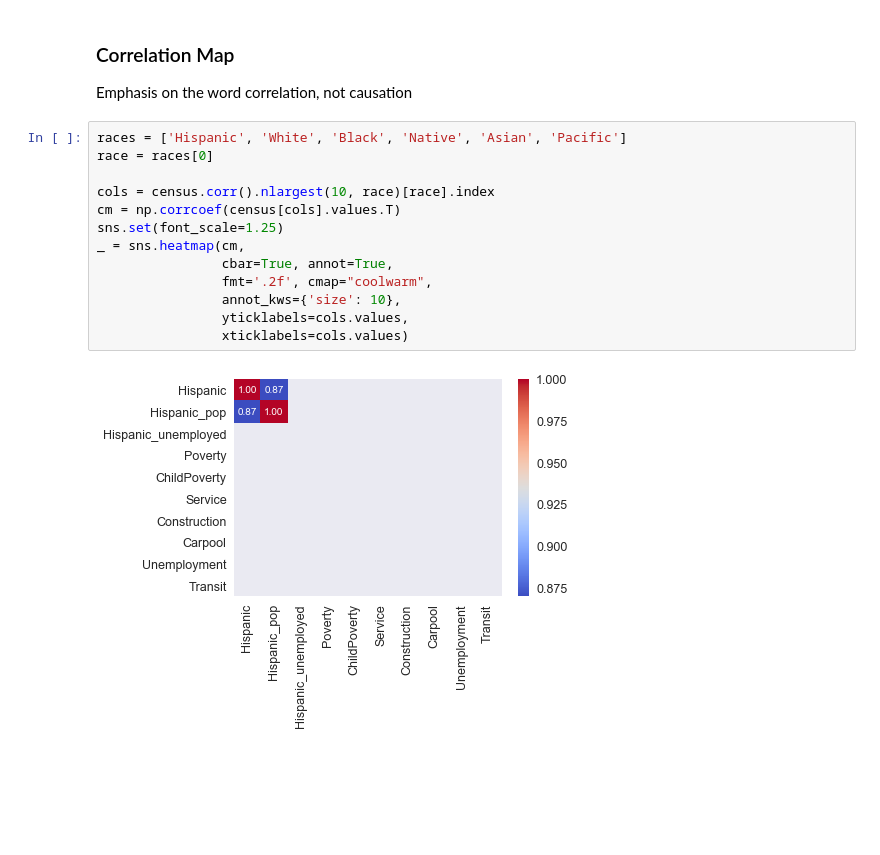
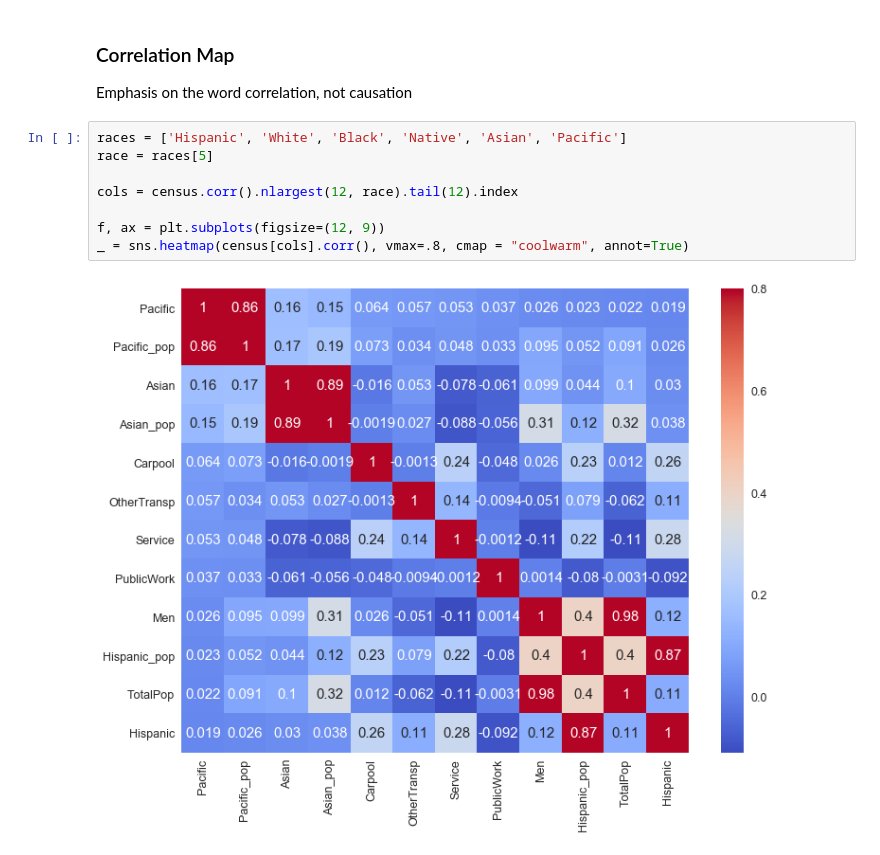
Before and after one commit to pstetz/Kaggle, a Jupyter notebook: in_progress/census/race_focus.ipynb, the cells around one changed output. Drawn from its saved outputs; the diff is of its cells as text; blank space fills up the shorter version.

```diff
--- a/in_progress/census/race_focus.ipynb
+++ b/in_progress/census/race_focus.ipynb
@@ -141,18 +147,13 @@ _ = sns.barplot(races, unemployment).set(title="Unemployment among the races")
 ### Correlation Map
 
 Emphasis on the word correlation, not causation
-# %%
-races = ['Hispanic', 'White', 'Black', 'Native', 'Asian', 'Pacific']
-race = races[0]
-
-cols = census.corr().nlargest(10, race)[race].index
-cm = np.corrcoef(census[cols].values.T)
-sns.set(font_scale=1.25)
-_ = sns.heatmap(cm,
-                cbar=True, annot=True,
-                fmt='.2f', cmap="coolwarm",
-                annot_kws={'size': 10},
-                yticklabels=cols.values,
-                xticklabels=cols.values)
-# %% [output]
-[figure, removed]
+# %%
+races = ['Hispanic', 'White', 'Black', 'Native', 'Asian', 'Pacific']
+race = races[5]
+
+cols = census.corr().nlargest(12, race).tail(12).index
+
+f, ax = plt.subplots(figsize=(12, 9))
+_ = sns.heatmap(census[cols].corr(), vmax=.8, cmap = "coolwarm", annot=True)
+# %% [output]
+[figure, added]
```
Also changed, not shown: parts of 5 cells of this notebook, 2 other files.
